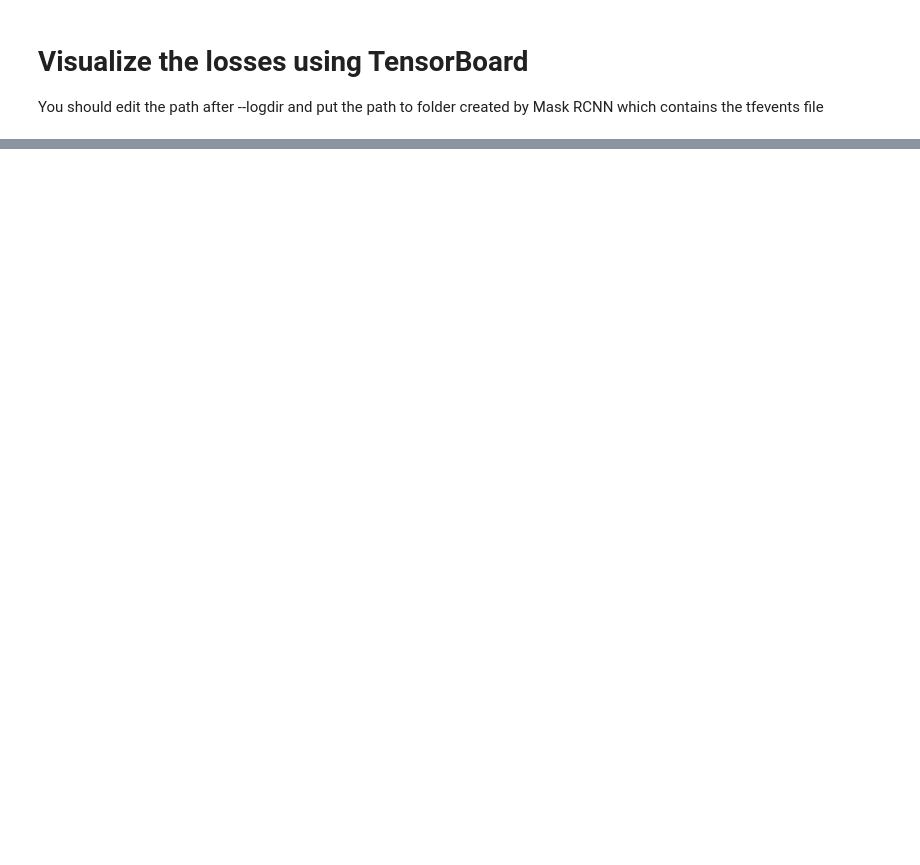
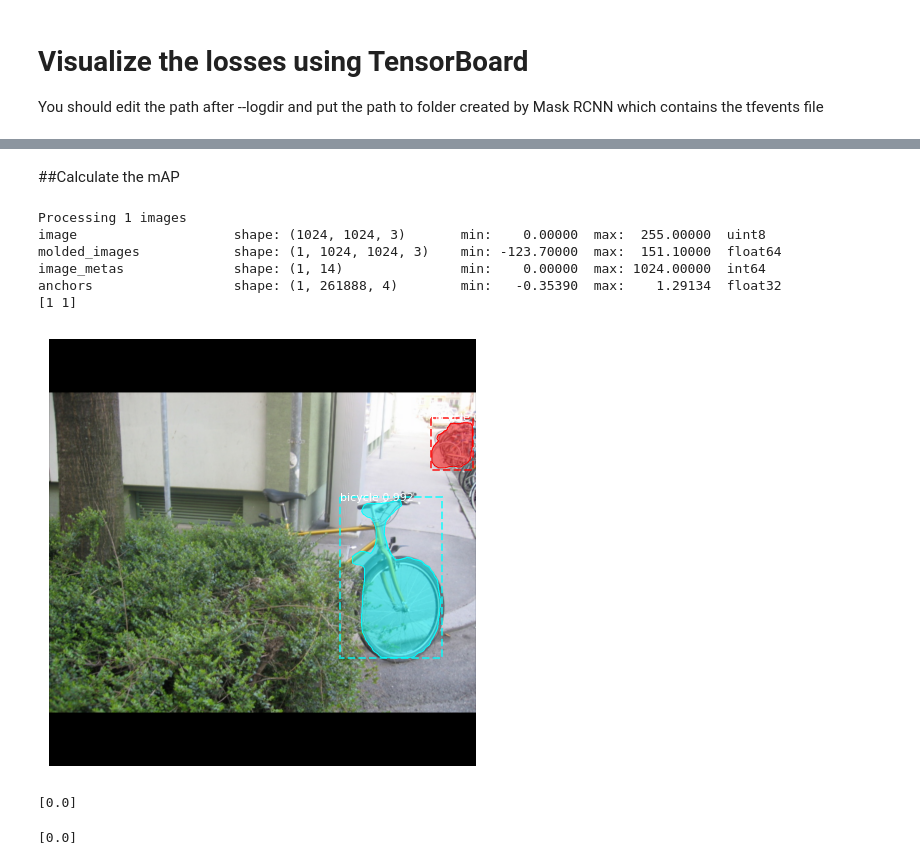
Before and after one commit to 96Asch/cv-bicycle-detection, a Jupyter notebook: CV_Bike_Detection.ipynb, the cells around one changed output, grey strips where cells are left out. Drawn from its saved outputs; the diff is of its cells as text; code cells hidden in the pictures; blank space fills up the shorter version.

```diff
--- a/CV_Bike_Detection.ipynb
+++ b/CV_Bike_Detection.ipynb
@@ -246,0 +510,14 @@ You should edit the path after --logdir and put the path to folder created by Ma
+# %%
+from mrcnn import utils
+
+data_set_dir = os.path.join("/root", "Mask_RCNN", "dataset", "ValBikes")
+
+valbikes = ValBikes()
+valbikes.load(data_set_dir)
+valbikes.prepare()
+
+# coco_dataset = coco.CocoDataset()
+# coco_dataset.load_coco(os.path.join("/root", "Mask_RCNN", "dataset", "COCO"), "minival", auto_download=True)
+
+# # Must call before using the dataset
+# coco_dataset.prepare()
@@ -246,0 +535,44 @@ You should edit the path after --logdir and put the path to folder created by Ma
+# %% [markdown]
+##Calculate the mAP
+# %%
+from tqdm import tqdm
+from mrcnn import visualize
+
+APs = []
+# for image_id in tqdm(valbikes.image_ids):
+
+    # Load image and ground truth data
+image, _, gt_class_id, gt_bbox, gt_mask = \
+    modellib.load_image_gt(valbikes, bikeClassConfig, 5, use_mini_mask=False)
+
+# Run object detection
+results = model_LR00001.detect([image], verbose=1)
+r = results[0]
+
+ids = np.array([2 if id == 1 else id for id in r["class_ids"]])
+
+# Compute AP
+AP, precisions, recalls, overlaps = \
+    utils.compute_ap(gt_bbox, gt_class_id, gt_mask,
+                      r["rois"], r["class_ids"], r["scores"], r['masks'])
+APs.append(AP)
+print(r["class_ids"])
+
+visualize.display_instances(image, r["rois"], r['masks'], ids,
+                            coco_class_names, r["scores"], figsize=(8, 8))
+
+
+print(APs)
+# %% [output]
+Processing 1 images
+image                    shape: (1024, 1024, 3)       min:    0.00000  max:  255.00000  uint8
+molded_images            shape: (1, 1024, 1024, 3)    min: -123.70000  max:  151.10000  float64
+image_metas              shape: (1, 14)               min:    0.00000  max: 1024.00000  int64
+anchors                  shape: (1, 261888, 4)        min:   -0.35390  max:    1.29134  float32
+[1 1]
+[figure, added]
+[0.0]
+# %%
+print(APs)
+# %% [output]
+[0.0]
```
Also changed, not shown: parts of 19 cells of this notebook.
